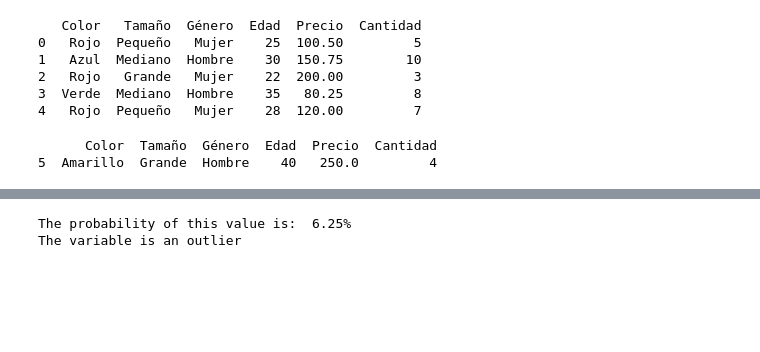
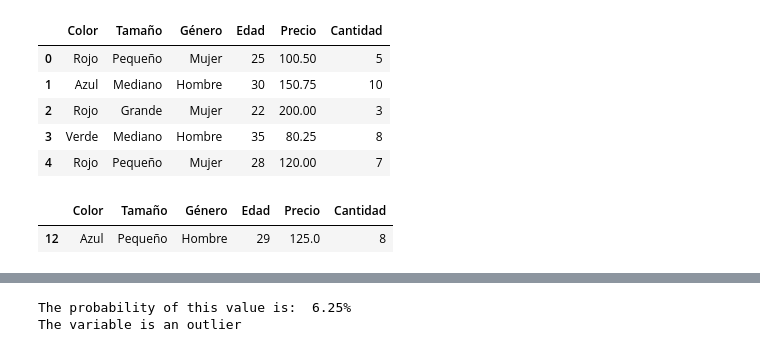
Before and after one commit to jzsmoreno/likelihood, a Jupyter notebook: examples/Simulation_Models.ipynb, the cells around one changed output, grey strips where cells are left out. Cells and saved outputs as stored; diff of their text form; code cells hidden in the pictures; blank space fills up the shorter version.

```diff
--- a/examples/Simulation_Models.ipynb
+++ b/examples/Simulation_Models.ipynb
@@ -16,24 +16,24 @@ plt.style.use("seaborn-v0_8")
 # %%
 # Load data from a parquet file into a pandas DataFrame
 data = pd.read_parquet("./sample_data.parquet")
 df = pd.DataFrame(data)
 # Display the first few rows of the dataframe to verify it's loaded correctly
-print(df.head())
+df.head()
 # %% [output]
-   Color   Tamaño  Género  Edad  Precio  Cantidad
-0   Rojo  Pequeño   Mujer    25  100.50         5
-1   Azul  Mediano  Hombre    30  150.75        10
-2   Rojo   Grande   Mujer    22  200.00         3
-3  Verde  Mediano  Hombre    35   80.25         8
-4   Rojo  Pequeño   Mujer    28  120.00         7
+|  | Color | Tamaño | Género | Edad | Precio | Cantidad |
+| 0 | Rojo | Pequeño | Mujer | 25 | 100.50 | 5 |
+| 1 | Azul | Mediano | Hombre | 30 | 150.75 | 10 |
+| 2 | Rojo | Grande | Mujer | 22 | 200.00 | 3 |
+| 3 | Verde | Mediano | Hombre | 35 | 80.25 | 8 |
+| 4 | Rojo | Pequeño | Mujer | 28 | 120.00 | 7 |
 # %%
 # Sample one row from the dataframe for demonstration purposes
 df_aux = df.sample(1)
 # Display the sampled row
-print(df_aux.head())
+df_aux.head()
 # %% [output]
-      Color  Tamaño  Género  Edad  Precio  Cantidad
-5  Amarillo  Grande  Hombre    40   250.0         4
+|  | Color | Tamaño | Género | Edad | Precio | Cantidad |
+| 12 | Azul | Pequeño | Hombre | 29 | 125.0 | 8 |
 # %%
 # Initialize the SimulationEngine model
 model = SimulationEngine()
```
Also changed, not shown: parts of 2 cells of this notebook, 7 other files.
